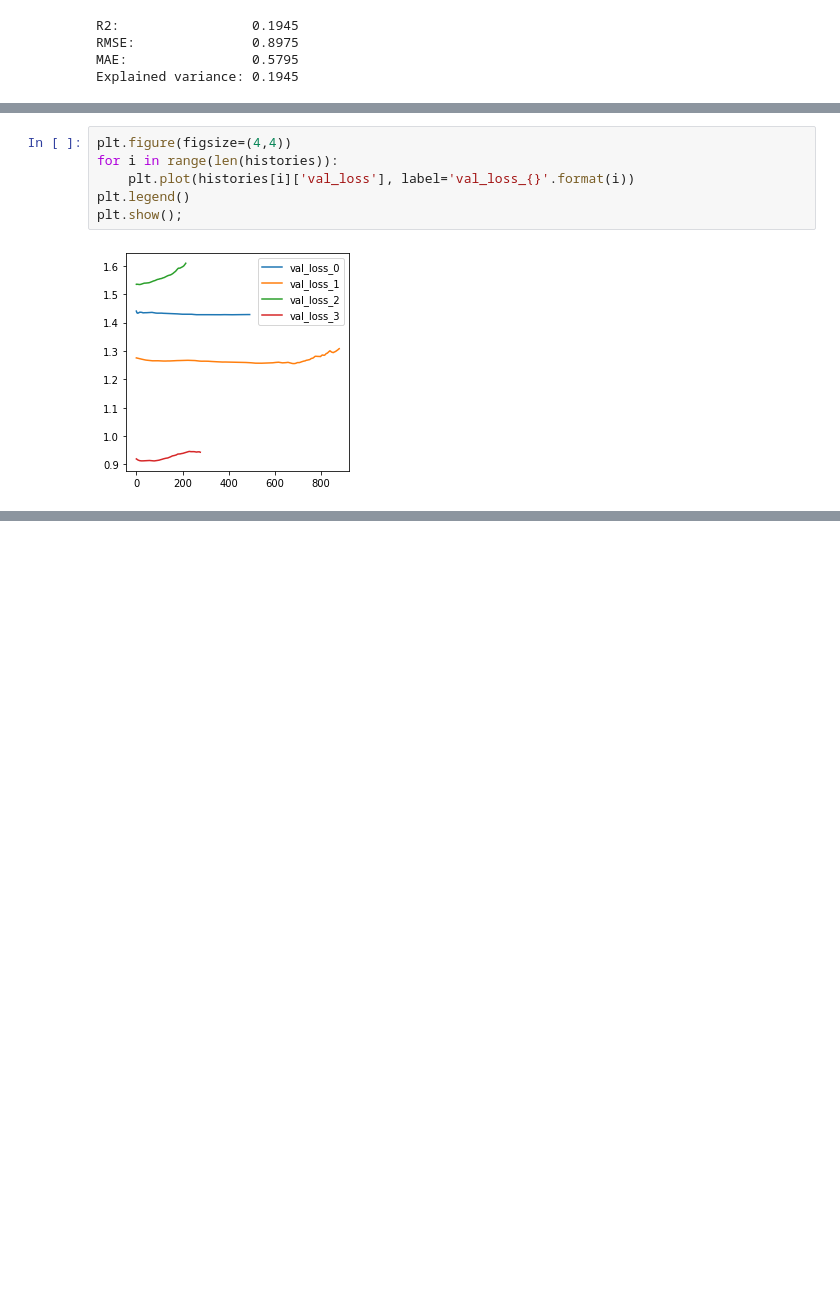
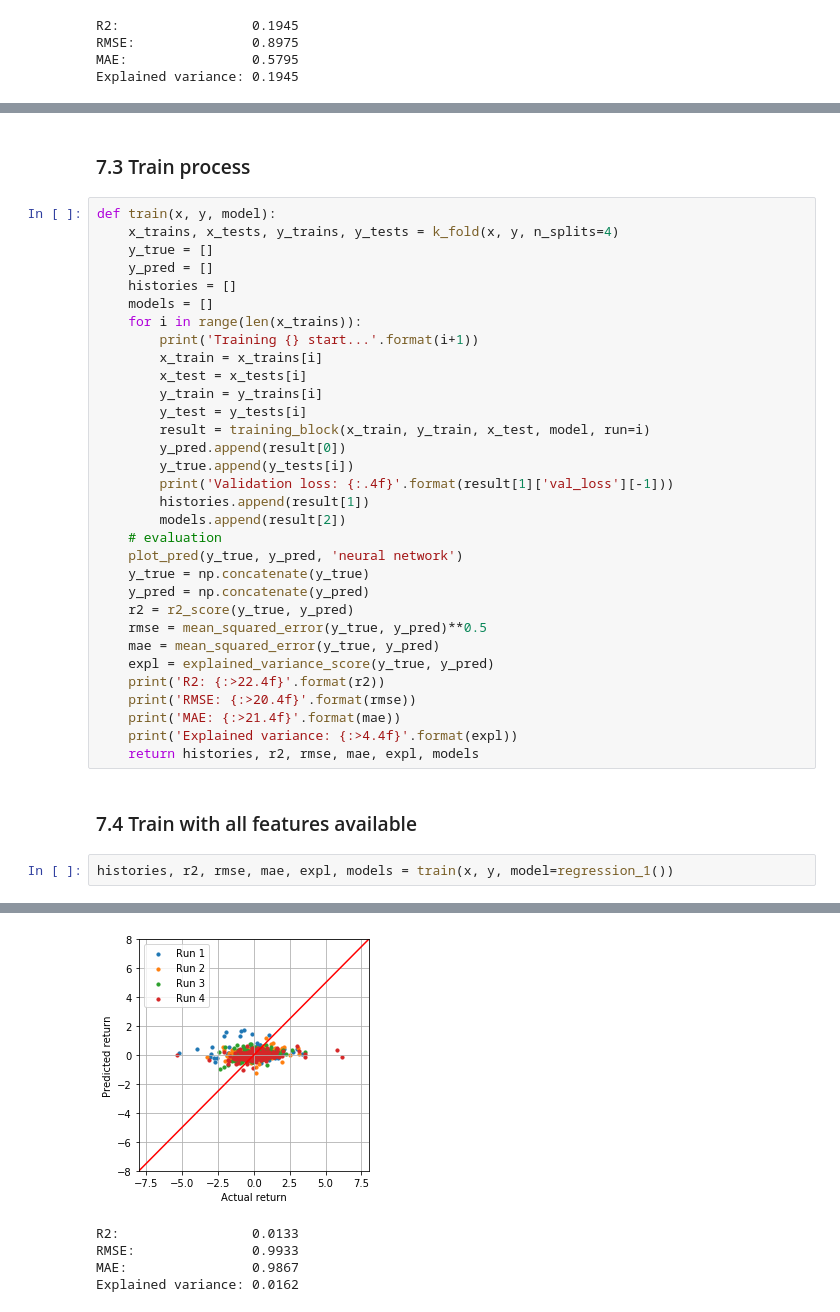
Before and after one commit to yxr126/yujiaren, a Jupyter notebook: Stock_return.ipynb, the cells around one changed output, grey strips where cells are left out. Cells and saved outputs as stored; diff of their text form; blank space fills up the shorter version.

```diff
--- a/Stock_return.ipynb
+++ b/Stock_return.ipynb
@@ -775,8 +827,39 @@ RMSE: 1.0056
-# %%
-plt.figure(figsize=(4,4))
-for i in range(len(histories)):
-    plt.plot(histories[i]['val_loss'], label='val_loss_{}'.format(i))
-plt.legend()
-plt.show();
-# %% [output]
-[figure, removed]
+# %% [markdown]
+### 7.3 Train process
+# %%
+def train(x, y, model):
+    x_trains, x_tests, y_trains, y_tests = k_fold(x, y, n_splits=4)
+    y_true = []
+    y_pred = []
+    histories = []
+    models = []
+    for i in range(len(x_trains)):
+        print('Training {} start...'.format(i+1))
+        x_train = x_trains[i]
+        x_test = x_tests[i]
+        y_train = y_trains[i]
+        y_test = y_tests[i]
+        result = training_block(x_train, y_train, x_test, model, run=i)
+        y_pred.append(result[0])
+        y_true.append(y_tests[i])
+        print('Validation loss: {:.4f}'.format(result[1]['val_loss'][-1]))
+        histories.append(result[1])
+        models.append(result[2])
+    # evaluation
+    plot_pred(y_true, y_pred, 'neural network')
+    y_true = np.concatenate(y_true)
+    y_pred = np.concatenate(y_pred)
+    r2 = r2_score(y_true, y_pred)
+    rmse = mean_squared_error(y_true, y_pred)**0.5
+    mae = mean_squared_error(y_true, y_pred)
+    expl = explained_variance_score(y_true, y_pred)
+    print('R2: {:>22.4f}'.format(r2))
+    print('RMSE: {:>20.4f}'.format(rmse))
+    print('MAE: {:>21.4f}'.format(mae))
+    print('Explained variance: {:>4.4f}'.format(expl))
+    return histories, r2, rmse, mae, expl, models
+# %% [markdown]
+### 7.4 Train with all features available
+# %%
+histories, r2, rmse, mae, expl, models = train(x, y, model=regression_1())
+# %% [output]
@@ -782,0 +874,5 @@ plt.show();
+[figure, added]
+R2:                 0.0133
+RMSE:               0.9933
+MAE:                0.9867
+Explained variance: 0.0162
```
Also changed, not shown: parts of 63 cells of this notebook, 8 other files.
